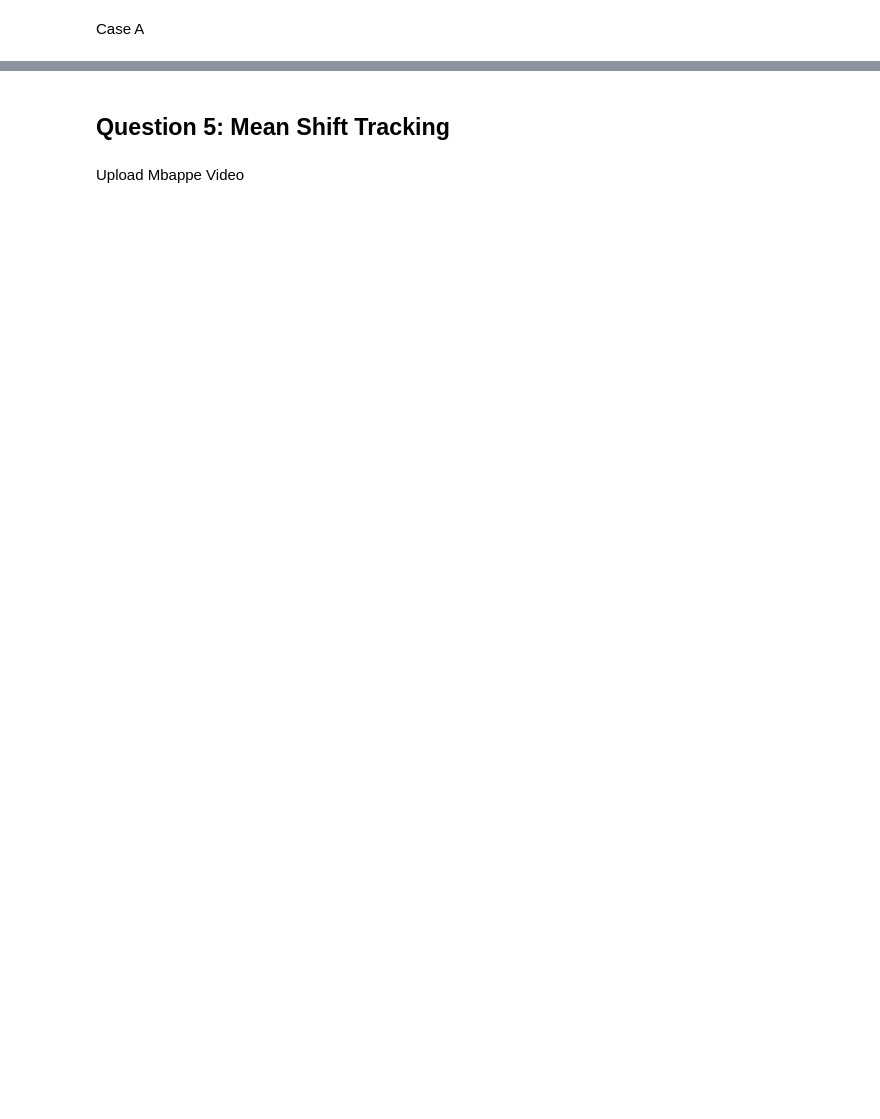
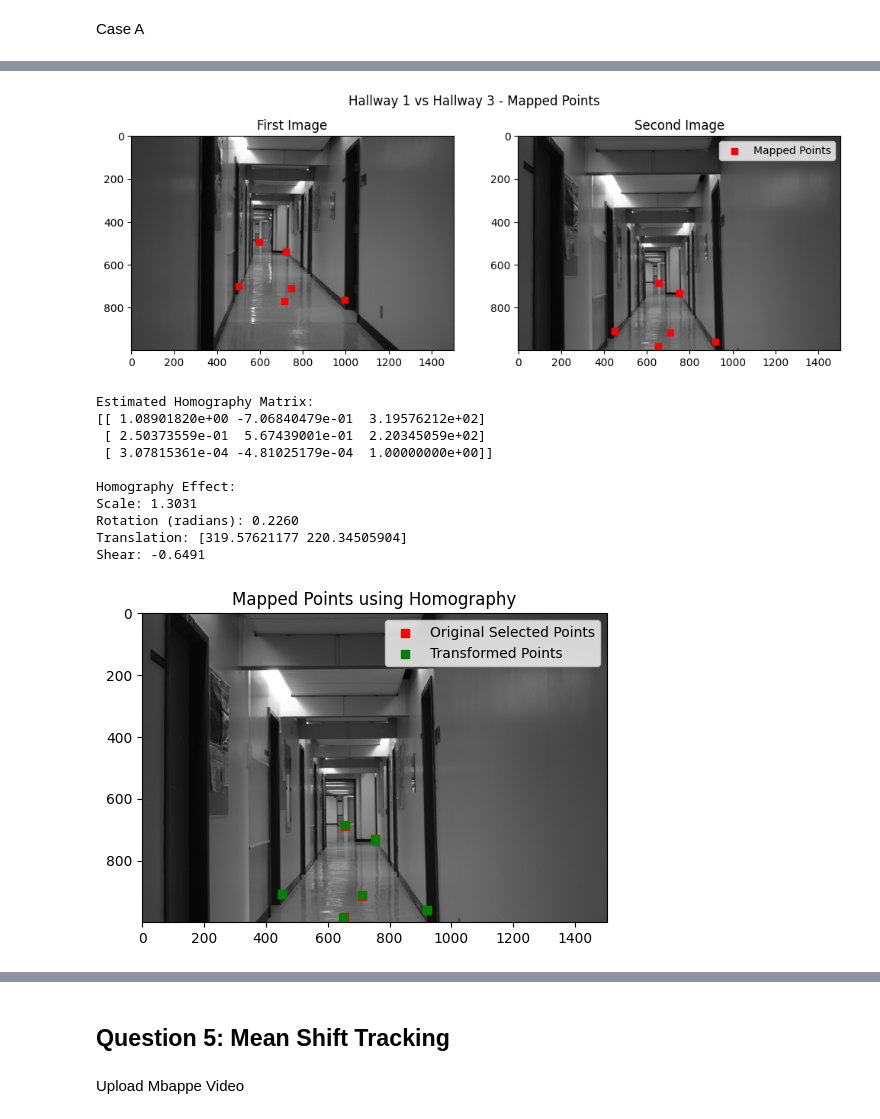
Before and after one commit to humzkhan/CSC420A4, a Jupyter notebook: A4_n.ipynb, the cells around one changed output, grey strips where cells are left out. Drawn from its saved outputs; the diff is of its cells as text; code cells hidden in the pictures; blank space fills up the shorter version.

```diff
--- a/A4_n.ipynb
+++ b/A4_n.ipynb
@@ -646,0 +479,16 @@ stitch_images(hallway1_gray, hallway3_gray, H)
+# %%
+case = "C"
+CaseSwitcher(case)
+# %% [output]
+[figure, added]
+Estimated Homography Matrix:
+[[ 1.08901820e+00 -7.06840479e-01  3.19576212e+02]
+ [ 2.50373559e-01  5.67439001e-01  2.20345059e+02]
+ [ 3.07815361e-04 -4.81025179e-04  1.00000000e+00]]
+
+Homography Effect:
+Scale: 1.3031
+Rotation (radians): 0.2260
+Translation: [319.57621177 220.34505904]
+Shear: -0.6491
+[figure, added]
```
Also changed, not shown: parts of 27 cells of this notebook.
